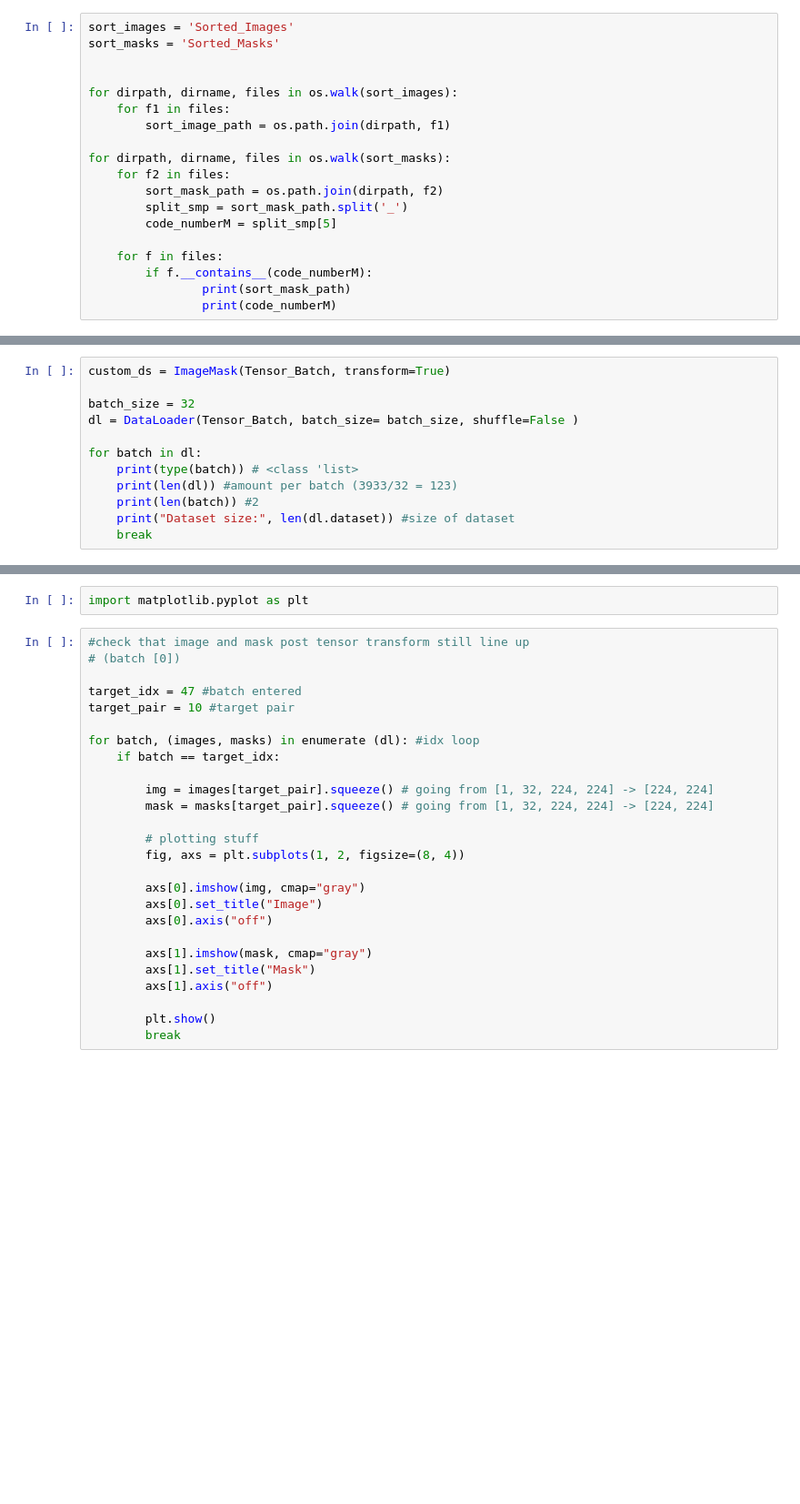
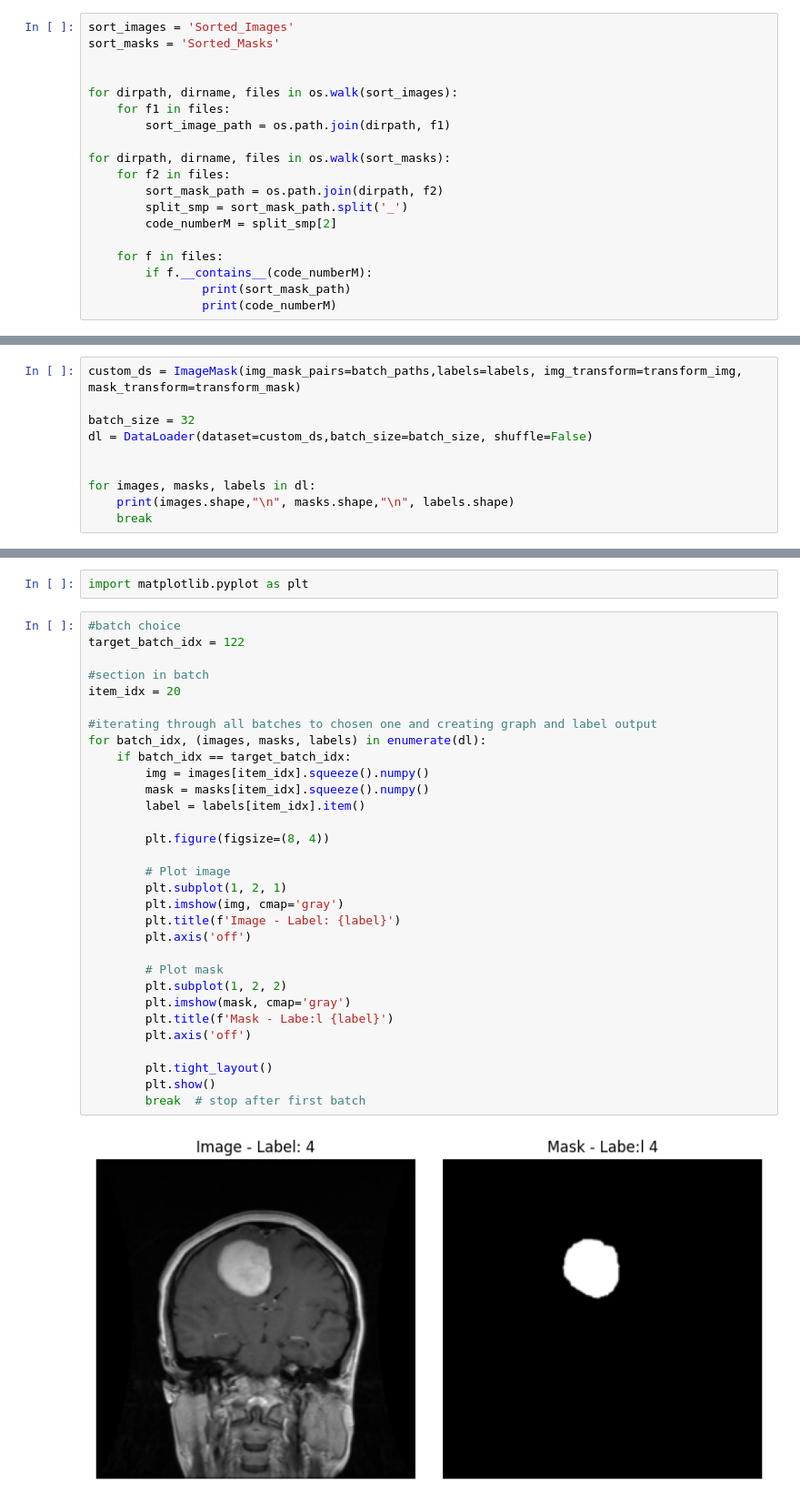
Before and after one commit to LexBwmn/NeuroModel, a Jupyter notebook: NeuroBaseModel.ipynb, the cells around one changed output, grey strips where cells are left out. Shown: that part at 91% size. Drawn from its saved outputs; the diff is of its cells as text; blank space fills up the shorter version.

```diff
--- a/NeuroBaseModel.ipynb
+++ b/NeuroBaseModel.ipynb
@@ -68,7 +68,7 @@ for dirpath, dirname, files in os.walk(sort_masks):
     for f2 in files:
         sort_mask_path = os.path.join(dirpath, f2)
         split_smp = sort_mask_path.split('_')
-        code_numberM = split_smp[5]
+        code_numberM = split_smp[2]
 
     for f in files:
         if f.__contains__(code_numberM):
@@ -159,12 +216,10 @@ class ImageMask(Dataset):
 # %%
-custom_ds = ImageMask(Tensor_Batch, transform=True)
+custom_ds = ImageMask(img_mask_pairs=batch_paths,labels=labels, img_transform=transform_img, mask_transform=transform_mask)
 
 batch_size = 32
-dl = DataLoader(Tensor_Batch, batch_size= batch_size, shuffle=False )
+dl = DataLoader(dataset=custom_ds,batch_size=batch_size, shuffle=False)
 
-for batch in dl:
-    print(type(batch)) # <class 'list>
-    print(len(dl)) #amount per batch (3933/32 = 123)
-    print(len(batch)) #2
-    print("Dataset size:", len(dl.dataset)) #size of dataset
+
+for images, masks, labels in dl:
+    print(images.shape,"\n", masks.shape,"\n", labels.shape)
     break
@@ -171,31 +230,38 @@ for batch in dl:
 # %%
 import matplotlib.pyplot as plt
 # %%
-#check that image and mask post tensor transform still line up
-# (batch [0])
+#batch choice
+target_batch_idx = 122
 
-target_idx = 47 #batch entered
-target_pair = 10 #target pair
+#section in batch
+item_idx = 20
 
-for batch, (images, masks) in enumerate (dl): #idx loop
-    if batch == target_idx:
+#iterating through all batches to chosen one and creating graph and label output
+for batch_idx, (images, masks, labels) in enumerate(dl):
+    if batch_idx == target_batch_idx:
+        img = images[item_idx].squeeze().numpy()
+        mask = masks[item_idx].squeeze().numpy()
+        label = labels[item_idx].item()
 
-        img = images[target_pair].squeeze() # going from [1, 32, 224, 224] -> [224, 224]
-        mask = masks[target_pair].squeeze() # going from [1, 32, 224, 224] -> [224, 224]
+        plt.figure(figsize=(8, 4))
 
-        # plotting stuff
-        fig, axs = plt.subplots(1, 2, figsize=(8, 4))
+        # Plot image
+        plt.subplot(1, 2, 1)
+        plt.imshow(img, cmap='gray')
+        plt.title(f'Image - Label: {label}')
+        plt.axis('off')
 
-        axs[0].imshow(img, cmap="gray")
-        axs[0].set_title("Image")
-        axs[0].axis("off")
+        # Plot mask
+        plt.subplot(1, 2, 2)
+        plt.imshow(mask, cmap='gray')
+        plt.title(f'Mask - Labe:l {label}')
+        plt.axis('off')
 
-        axs[1].imshow(mask, cmap="gray")
-        axs[1].set_title("Mask")
-        axs[1].axis("off")
-
+        plt.tight_layout()
         plt.show()
-        break
+        break  # stop after first batch
+# %% [output]
+[figure, added]
 # %%
 # more plotting stuff to confrim img line up
 fig, ax = plt.subplots(figsize=(3, 3))
```
Also changed, not shown: parts of 11 cells of this notebook.
